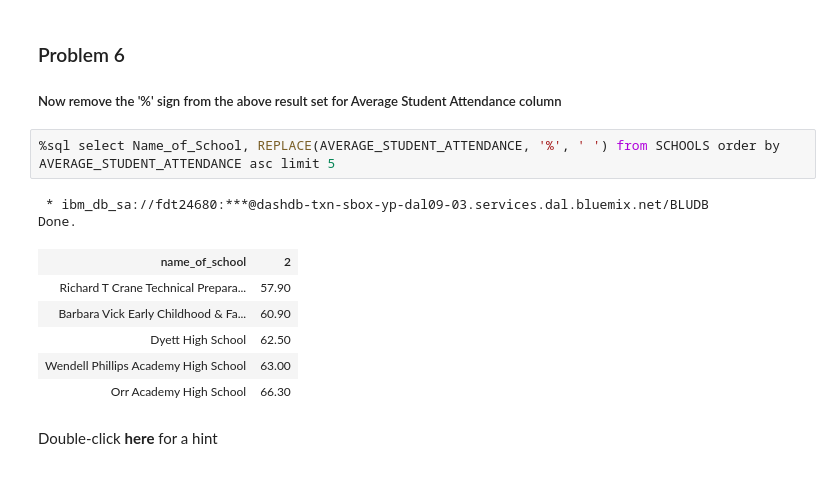
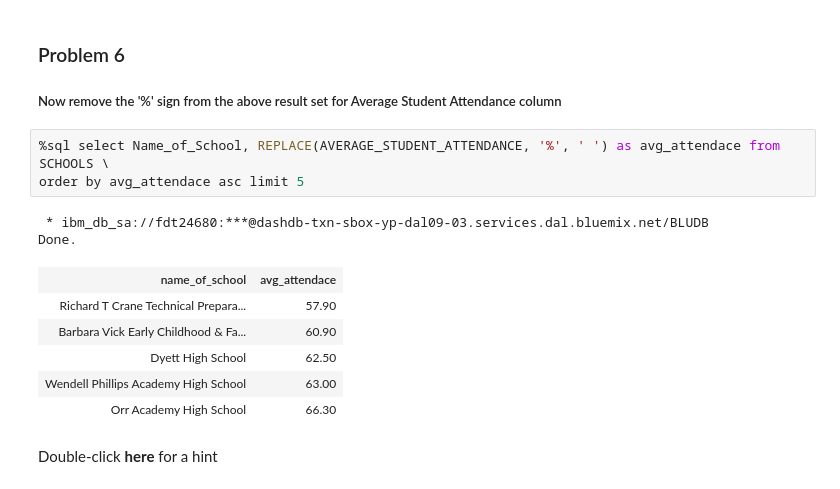
Before and after one commit to karenmcewen/python-jupyter-notebooks, a Jupyter notebook: Week4-1-1-RealDataPractice-v4-py.ipynb, the cells around one changed output. Cells and saved outputs as stored; diff of their text form.

```diff
--- a/Week4-1-1-RealDataPractice-v4-py.ipynb
+++ b/Week4-1-1-RealDataPractice-v4-py.ipynb
@@ -311,11 +311,12 @@ Double-click __here__ for the solution.
 
 ##### Now remove the '%' sign from the above result set for Average Student Attendance column
 # %%
-%sql select Name_of_School, REPLACE(AVERAGE_STUDENT_ATTENDANCE, '%', ' ') from SCHOOLS order by AVERAGE_STUDENT_ATTENDANCE asc limit 5
+%sql select Name_of_School, REPLACE(AVERAGE_STUDENT_ATTENDANCE, '%', ' ') as avg_attendace from SCHOOLS \
+order by avg_attendace asc limit 5
 # %% [output]
  * ibm_db_sa://fdt24680:***@dashdb-txn-sbox-yp-dal09-03.services.dal.bluemix.net/BLUDB
 Done.
-| name_of_school | 2 |
+| name_of_school | avg_attendace |
 | Richard T Crane Technical Prepara... | 57.90 |
 | Barbara Vick Early Childhood & Fa... | 60.90 |
 | Dyett High School | 62.50 |
```
Also changed, not shown: parts of 9 cells of this notebook.
